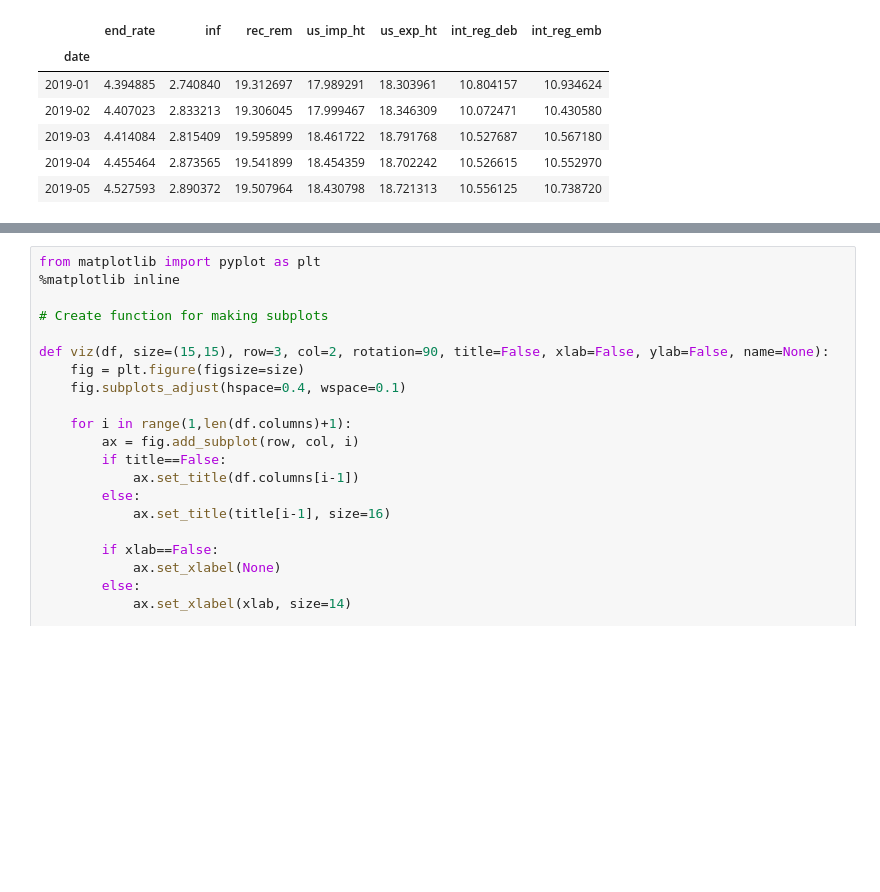
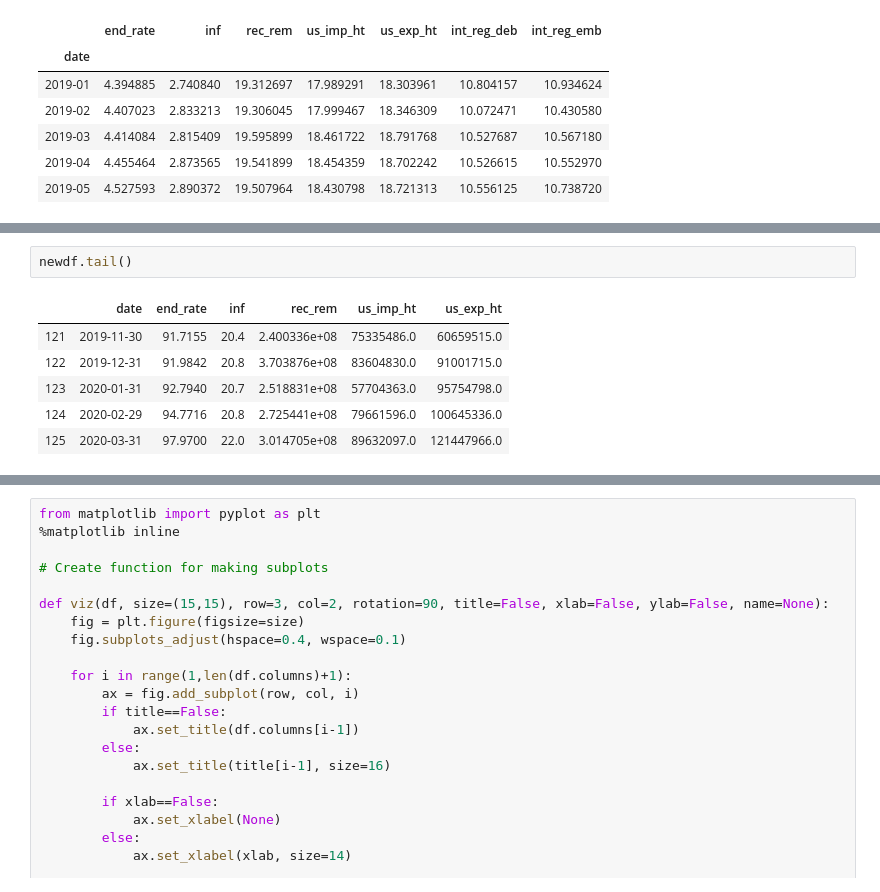
Before and after one commit to gregpinchy/creative-capstone-AA, a Jupyter notebook: time_series.ipynb, the cells around one changed output, grey strips where cells are left out. Cells and saved outputs as stored; diff of their text form; blank space fills up the shorter version.

```diff
--- a/time_series.ipynb
+++ b/time_series.ipynb
@@ -479,0 +537,9 @@ Xtest.head()
+# %%
+newdf.tail()
+# %% [output]
+|  | date | end_rate | inf | rec_rem | us_imp_ht | us_exp_ht |
+| 121 | 2019-11-30 | 91.7155 | 20.4 | 2.400336e+08 | 75335486.0 | 60659515.0 |
+| 122 | 2019-12-31 | 91.9842 | 20.8 | 3.703876e+08 | 83604830.0 | 91001715.0 |
+| 123 | 2020-01-31 | 92.7940 | 20.7 | 2.518831e+08 | 57704363.0 | 95754798.0 |
+| 124 | 2020-02-29 | 94.7716 | 20.8 | 2.725441e+08 | 79661596.0 | 100645336.0 |
+| 125 | 2020-03-31 | 97.9700 | 22.0 | 3.014705e+08 | 89632097.0 | 121447966.0 |
```
Also changed, not shown: parts of 71 cells of this notebook.
